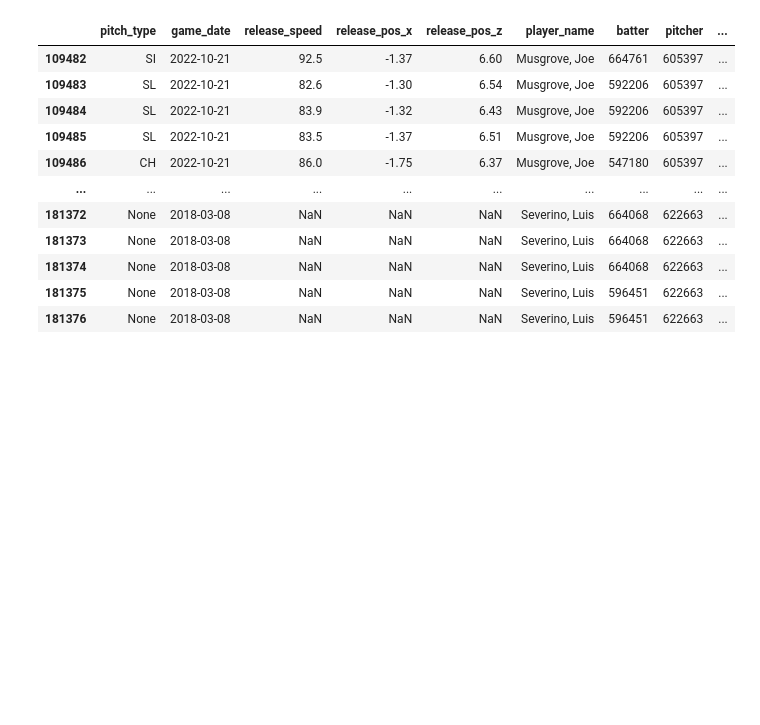
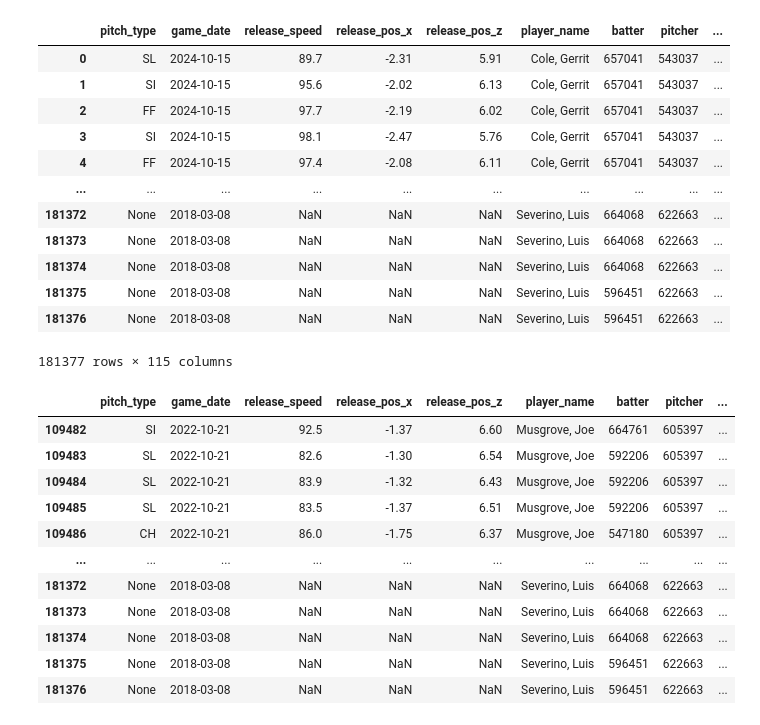
Before and after one commit to b-pinter/TommyJohn-Surgery-Research, a Jupyter notebook: pitch_testing.ipynb, the cells around one changed output. Drawn from its saved outputs; the diff is of its cells as text; code cells hidden in the pictures; blank space fills up the shorter version.

```diff
--- a/pitch_testing.ipynb
+++ b/pitch_testing.ipynb
@@ -6,6 +6,21 @@ import matplotlib.pyplot as plt
 import seaborn as sns
 # %%
 baseball_data = pd.read_parquet('data_complete.parquet')
+baseball_data
+# %% [output]
+|  | pitch_type | game_date | release_speed | release_pos_x | release_pos_z | player_name | batter | pitcher | ... |
+| 0 | SL | 2024-10-15 | 89.7 | -2.31 | 5.91 | Cole, Gerrit | 657041 | 543037 | ... |
+| 1 | SI | 2024-10-15 | 95.6 | -2.02 | 6.13 | Cole, Gerrit | 657041 | 543037 | ... |
+| 2 | FF | 2024-10-15 | 97.7 | -2.19 | 6.02 | Cole, Gerrit | 657041 | 543037 | ... |
+| 3 | SI | 2024-10-15 | 98.1 | -2.47 | 5.76 | Cole, Gerrit | 657041 | 543037 | ... |
+| 4 | FF | 2024-10-15 | 97.4 | -2.08 | 6.11 | Cole, Gerrit | 657041 | 543037 | ... |
+| ... | ... | ... | ... | ... | ... | ... | ... | ... | ... |
+| 181372 | None | 2018-03-08 | NaN | NaN | NaN | Severino, Luis | 664068 | 622663 | ... |
+| 181373 | None | 2018-03-08 | NaN | NaN | NaN | Severino, Luis | 664068 | 622663 | ... |
+| 181374 | None | 2018-03-08 | NaN | NaN | NaN | Severino, Luis | 664068 | 622663 | ... |
+| 181375 | None | 2018-03-08 | NaN | NaN | NaN | Severino, Luis | 596451 | 622663 | ... |
+| 181376 | None | 2018-03-08 | NaN | NaN | NaN | Severino, Luis | 596451 | 622663 | ... |
+181377 rows × 115 columns
 # %%
 surgery_yes = baseball_data[baseball_data['surgery']==1]
 surgery_yes
```
Also changed, not shown: 1 other file.
